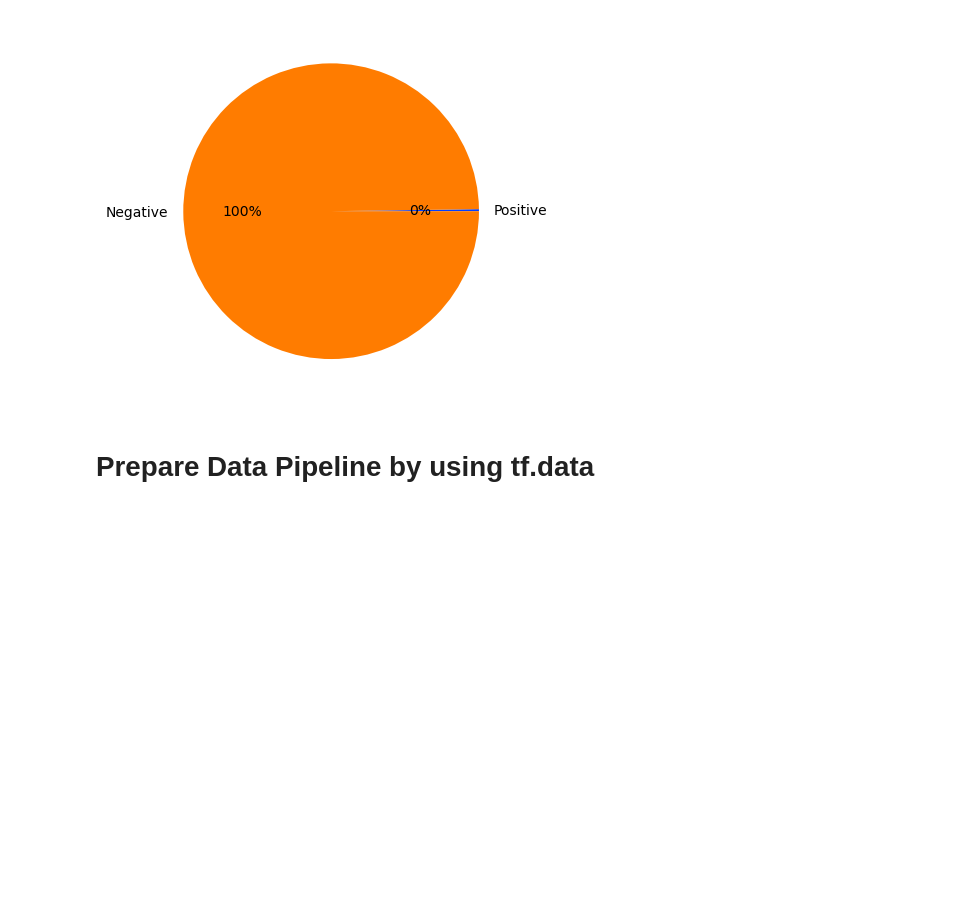
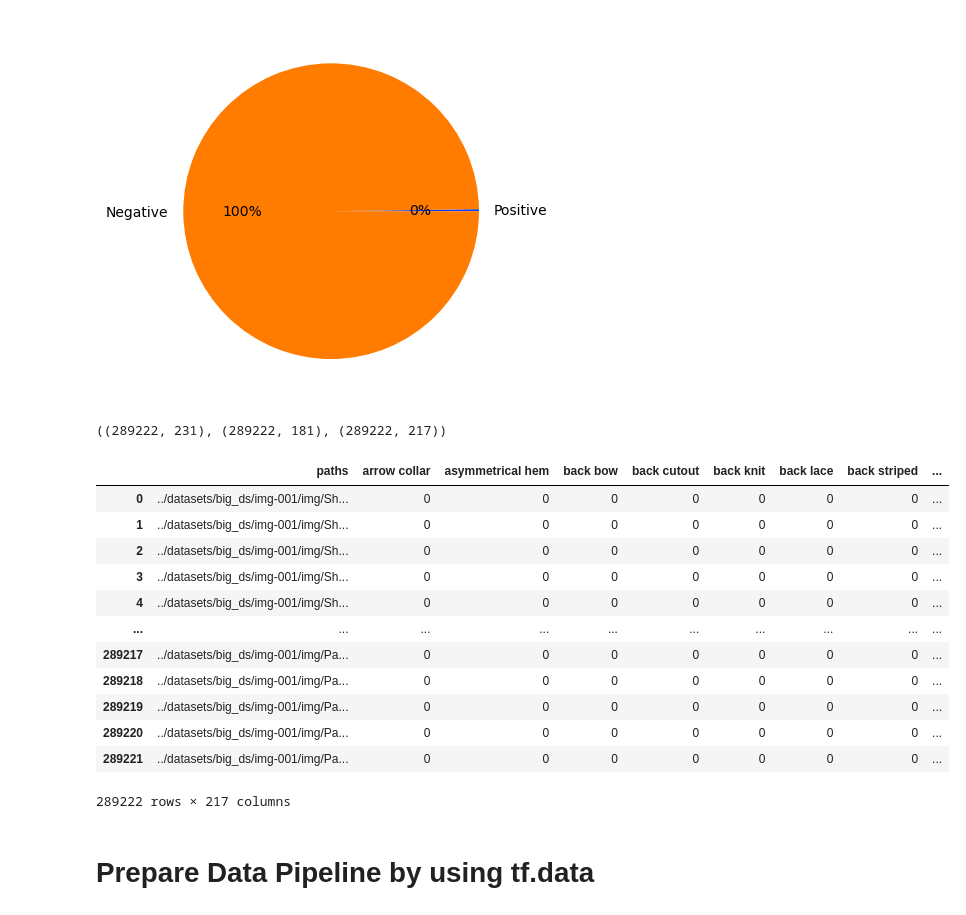
Before and after one commit to melihkacaman/SimilarProducts, a Jupyter notebook: notebooks/03 Model Building For Coarse Attribute Prediction.ipynb, the cells around one changed output. Saved outputs shown, nothing was run; the diff lists cells and outputs as text; code cells hidden in the pictures; blank space fills up the shorter version.

```diff
--- a/notebooks/03 Model Building For Coarse Attribute Prediction.ipynb
+++ b/notebooks/03 Model Building For Coarse Attribute Prediction.ipynb
@@ -147,6 +147,26 @@ df_category_5.shape
 create_pi(df_category_5)
 # %% [output]
 [figure]
+# %%
+df_category_5.shape, df_category_3.shape, df_category_4.shape
+# %% [output]
+((289222, 231), (289222, 181), (289222, 217))
+# %%
+df_category_4
+# %% [output]
+|  | paths | arrow collar | asymmetrical hem | back bow | back cutout | back knit | back lace | back striped | ... |
+| 0 | ../datasets/big_ds/img-001/img/Sh... | 0 | 0 | 0 | 0 | 0 | 0 | 0 | ... |
+| 1 | ../datasets/big_ds/img-001/img/Sh... | 0 | 0 | 0 | 0 | 0 | 0 | 0 | ... |
+| 2 | ../datasets/big_ds/img-001/img/Sh... | 0 | 0 | 0 | 0 | 0 | 0 | 0 | ... |
+| 3 | ../datasets/big_ds/img-001/img/Sh... | 0 | 0 | 0 | 0 | 0 | 0 | 0 | ... |
+| 4 | ../datasets/big_ds/img-001/img/Sh... | 0 | 0 | 0 | 0 | 0 | 0 | 0 | ... |
+| ... | ... | ... | ... | ... | ... | ... | ... | ... | ... |
+| 289217 | ../datasets/big_ds/img-001/img/Pa... | 0 | 0 | 0 | 0 | 0 | 0 | 0 | ... |
+| 289218 | ../datasets/big_ds/img-001/img/Pa... | 0 | 0 | 0 | 0 | 0 | 0 | 0 | ... |
+| 289219 | ../datasets/big_ds/img-001/img/Pa... | 0 | 0 | 0 | 0 | 0 | 0 | 0 | ... |
+| 289220 | ../datasets/big_ds/img-001/img/Pa... | 0 | 0 | 0 | 0 | 0 | 0 | 0 | ... |
+| 289221 | ../datasets/big_ds/img-001/img/Pa... | 0 | 0 | 0 | 0 | 0 | 0 | 0 | ... |
+289222 rows × 217 columns
 # %% [markdown]
 # Prepare Data Pipeline by using tf.data
 # %%
```
Also changed, not shown: parts of 1 cell of this notebook, 2 other files.
